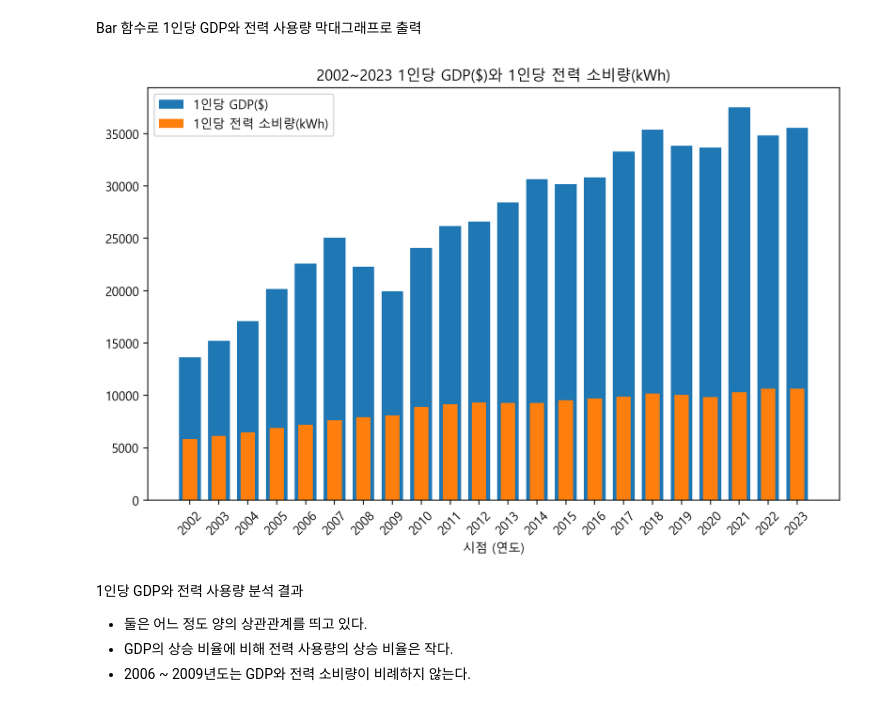
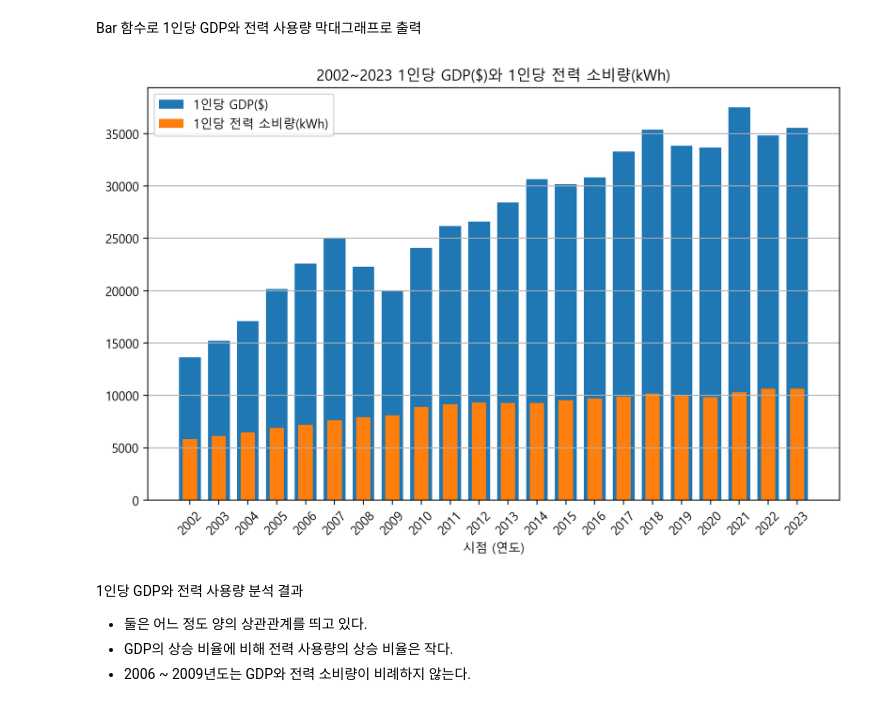
Before and after one commit to uro12/DA-4, a Jupyter notebook: 04조_분석조.ipynb, the cells around one changed output. Cells and saved outputs as stored; diff of their text form; code cells hidden in the pictures.

```diff
--- a/04조_분석조.ipynb
+++ b/04조_분석조.ipynb
@@ -206,34 +206,35 @@ power_per_capita = []
 for row in data:
     years.append(row[0])  # 시점(연도)
     power_per_capita.append(float(row[-1]))  # '인구1인당전력소비량 (kWh/년)' (마지막 열)
 
 # GDP 파일 열기
 gdp_f = open('1인당_국내총생산__당해년가격.csv', encoding='cp949')
 gdp_data = csv.reader(gdp_f)
 next(gdp_data)  # 헤더를 건너뛰기
 
 # '1인당 국내총생산 당해년(미달러)', 추출
 gdp = []
 
 for row in gdp_data:
     gdp.append(float(row[2]))  # 1인당 국내총생산 당해년(미달러)
 
 gdp.pop() # 연도별 전력수급 실적은 2024년 데이터가 존재하지 않음
 
 
 width = 0.75
 
 plt.figure(figsize=(10, 6))
 plt.title("2002~2023 1인당 GDP($)와 1인당 전력 소비량(kWh)")
 plt.bar(years, gdp, width = 0.75, label = "1인당 GDP($)")
 plt.bar(years, power_per_capita, width = 0.5, label = "1인당 전력 소비량(kWh)")
 plt.xlabel("시점 (연도)")
 plt.xticks(rotation=45)  # 연도 레이블 회전
+plt.grid(True, axis = 'y')
 plt.legend()
 
 plt.show()
 # %% [output]
-[figure, old version]
+[figure, new version]
 # %% [markdown]
 1인당 GDP와 전력 사용량 분석 결과
 - 둘은 어느 정도 양의 상관관계를 띄고 있다.
```
